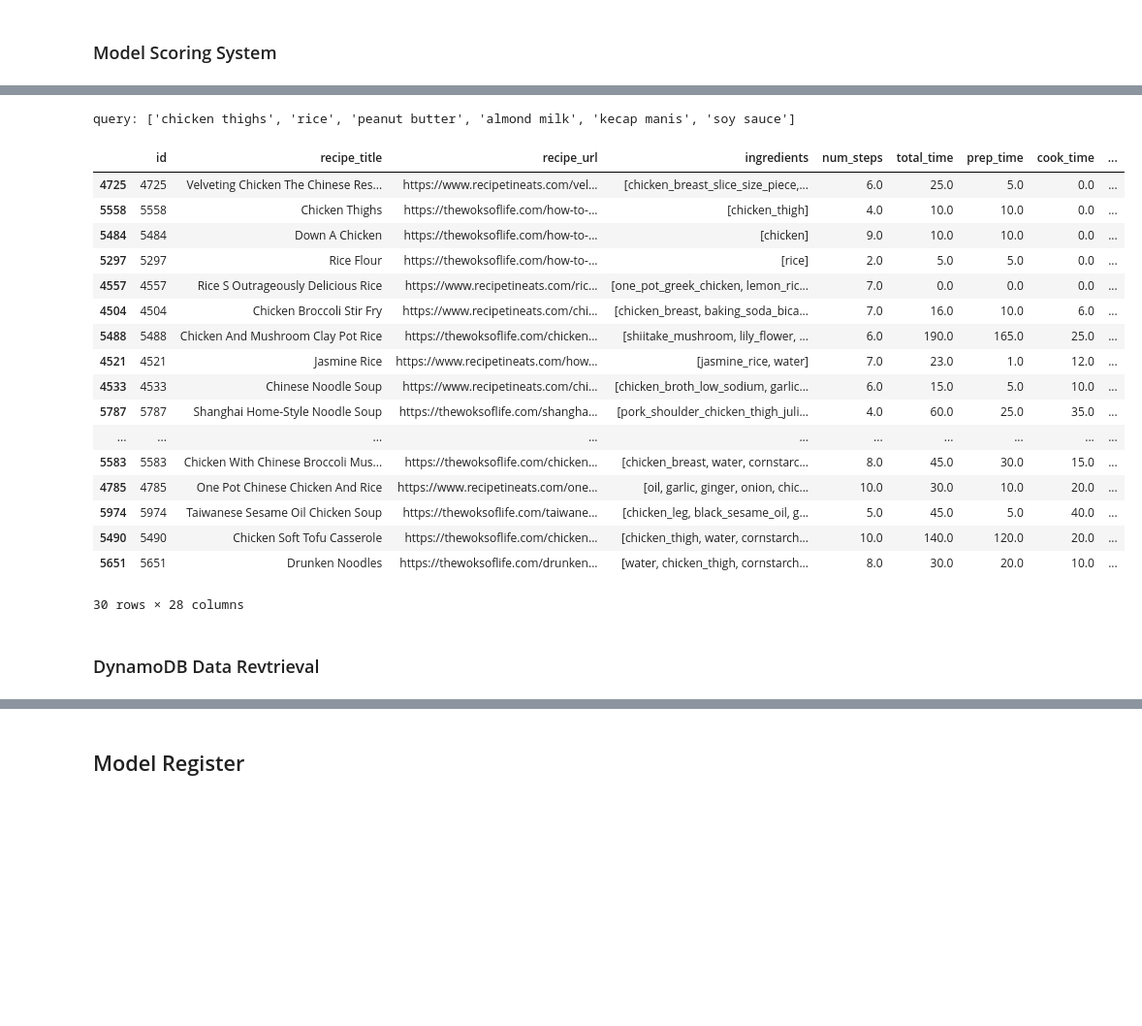
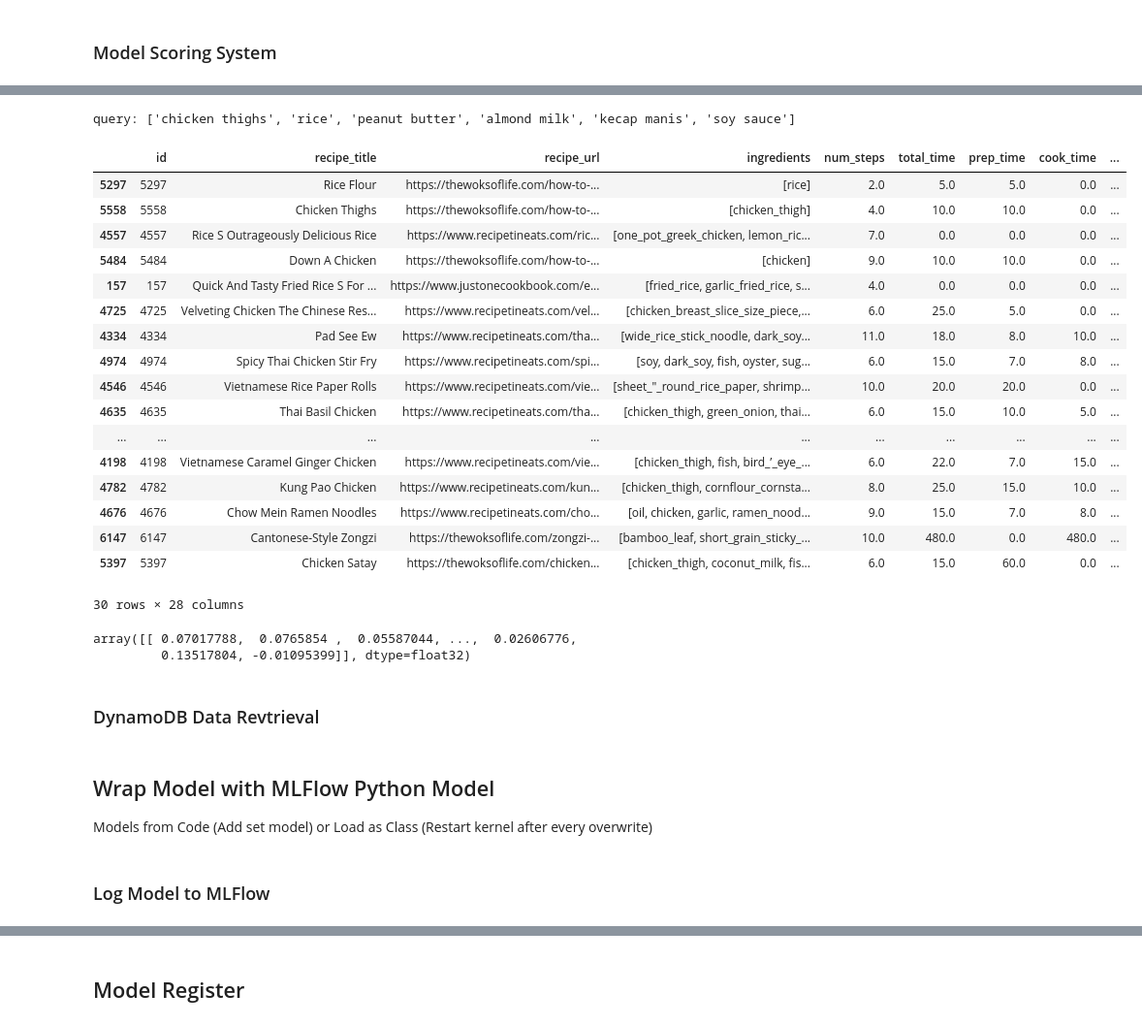
Before and after one commit to alfredmastan/food-recommendation, a Jupyter notebook: notebooks/model_training.ipynb, the cells around one changed output, grey strips where cells are left out. Shown at 97% size. Drawn from its saved outputs; the diff is of its cells as text; code cells hidden in the pictures; blank space fills up the shorter version.

Commit message:
mlflow model wrap refactor + logging optimization

```diff
--- a/notebooks/model_training.ipynb
+++ b/notebooks/model_training.ipynb
@@ -90,22 +42,0 @@ mlflow.set_experiment("model_training")
-# %%
-with mlflow.start_run():
-    # Load data
-    data = pd.read_pickle(params["model_pipeline"]["recipe_path"])
-
-    # Create fasttext model
-    fasttext_model = RecipeFastText(params["model_pipeline"])
-
-    # Train model
-    fasttext_model.train_save(data.ingredients)
-
-    # Log parameters
-    mlflow.log_params(params["model_pipeline"])
-
-    # Log model
-    model_info = mlflow.pyfunc.log_model(
-        name="fasttext_model",
-        python_model=fasttext_model,
-        artifacts={"model_path": params["model_pipeline"]["model_path"],
-                   "model_ngram_path": params["model_pipeline"]["model_ngram_path"]},
-        pip_requirements=["gensim==4.3.3"]
-    )
@@ -180,7 +123,7 @@ model.predict(["salt"])
 ingredient_vectors = []
 for ingredients in data.ingredients:
     # Get the vectors for the recipe ingredients and normalize them
-    embedding_vecs = model.predict(ingredients)
+    embedding_vecs = [fasttext_model.wv.get_vector(ing) for ing in ingredients]
     unit_vecs = np.array([vec/np.linalg.norm(vec) for vec in embedding_vecs])
     ingredient_vectors.append(unit_vecs)
 
@@ -191,7 +134,7 @@ title_vectors = []
 for title in data.recipe_title:
     # Get the vector for the recipe title and normalize it
     title_split = title.split()
-    embedding_vecs = model.predict(title_split)
+    embedding_vecs = [fasttext_model.wv.get_vector(title) for title in title_split]
     unit_vecs = np.array([vec/np.linalg.norm(vec) for vec in embedding_vecs])
     title_vectors.append(unit_vecs)
 
@@ -206,55 +149,60 @@ n=10
 text = "chicken thighs, rice, peanut butter, almond milk, kecap manis, soy sauce"
 query = [ingredient.strip() for ingredient in text.split(",") if ingredient]
 print("query:", query)
 
 # Get the vectors for the search query and normalize them
-query_vecs = fasttext_model.predict(query)
+query_vecs = [fasttext_model.wv.get_vector(input) for input in query]
 unit_query_vec = np.array([vec/np.linalg.norm(vec) for vec in query_vecs])
 
 # Calculate MaxSim for each recipe in the data
 # Might be slow for large amount of data
 ingredient_max_sim = np.array([])
 for ing_vector in ingredient_vectors:
     tokens_sim = unit_query_vec @ ing_vector.T
 
     a_best = tokens_sim.max(axis=1)
     b_best = tokens_sim.max(axis=0)
 
     score = 0.5 * (a_best.mean() + b_best.mean())
     ingredient_max_sim = np.append(ingredient_max_sim, score)
 
 # Calculate cosine similarity between the mean query vector and the mean ingredients vector
 mean_query_vec = unit_query_vec.mean(axis=0)
 ingredient_sim = mean_query_vec.reshape(1, -1) @ ingredient_vector_means.T
 title_sim = mean_query_vec.reshape(1, -1) @ title_vector_means.T
 
-score = (params["model_service"]["w_cosine"] * normalization(ingredient_sim[0]) +
-            params["model_service"]["w_maxsim"] * normalization(ingredient_max_sim) +
-            params["model_service"]["w_title"] * normalization(title_sim[0]))
+score = (params["model_pipeline"]["model_scoring"]["w_cosine"] * normalization(ingredient_sim[0]) +
+            params["model_pipeline"]["model_scoring"]["w_maxsim"] * normalization(ingredient_max_sim) +
+            params["model_pipeline"]["model_scoring"]["w_title"] * normalization(title_sim[0]))
 
-rec_idx = np.argsort(score)[-params["model_service"]["n_recs"]:][::-1]
+rec_idx = np.argsort(score)[-params["model_pipeline"]["model_scoring"]["n_recs"]:][::-1]
 # rec_idx = [4557, 5297, 3977, 6109, 366, 3572, 6262, 314]
 data.iloc[rec_idx]
 # %% [output]
 query: ['chicken thighs', 'rice', 'peanut butter', 'almond milk', 'kecap manis', 'soy sauce']
 |  | id | recipe_title | recipe_url | ingredients | num_steps | total_time | prep_time | cook_time | ... |
+| 5297 | 5297 | Rice Flour | https://thewoksoflife.com/how-to-... | [rice] | 2.0 | 5.0 | 5.0 | 0.0 | ... |
+| 5558 | 5558 | Chicken Thighs | https://thewoksoflife.com/how-to-... | [chicken_thigh] | 4.0 | 10.0 | 10.0 | 0.0 | ... |
+| 4557 | 4557 | Rice S Outrageously Delicious Rice | https://www.recipetineats.com/ric... | [one_pot_greek_chicken, lemon_ric... | 7.0 | 0.0 | 0.0 | 0.0 | ... |
+| 5484 | 5484 | Down A Chicken | https://thewoksoflife.com/how-to-... | [chicken] | 9.0 | 10.0 | 10.0 | 0.0 | ... |
+| 157 | 157 | Quick And Tasty Fried Rice S For ... | https://www.justonecookbook.com/e... | [fried_rice, garlic_fried_rice, s... | 4.0 | 0.0 | 0.0 | 0.0 | ... |
 | 4725 | 4725 | Velveting Chicken The Chinese Res... | https://www.recipetineats.com/vel... | [chicken_breast_slice_size_piece,... | 6.0 | 25.0 | 5.0 | 0.0 | ... |
-| 5558 | 5558 | Chicken Thighs | https://thewoksoflife.com/how-to-... | [chicken_thigh] | 4.0 | 10.0 | 10.0 | 0.0 | ... |
-| 5484 | 5484 | Down A Chicken | https://thewoksoflife.com/how-to-... | [chicken] | 9.0 | 10.0 | 10.0 | 0.0 | ... |
-| 5297 | 5297 | Rice Flour | https://thewoksoflife.com/how-to-... | [rice] | 2.0 | 5.0 | 5.0 | 0.0 | ... |
-| 4557 | 4557 | Rice S Outrageously Delicious Rice | https://www.recipetineats.com/ric... | [one_pot_greek_chicken, lemon_ric... | 7.0 | 0.0 | 0.0 | 0.0 | ... |
-| 4504 | 4504 | Chicken Broccoli Stir Fry | https://www.recipetineats.com/chi... | [chicken_breast, baking_soda_bica... | 7.0 | 16.0 | 10.0 | 6.0 | ... |
-| 5488 | 5488 | Chicken And Mushroom Clay Pot Rice | https://thewoksoflife.com/chicken... | [shiitake_mushroom, lily_flower, ... | 6.0 | 190.0 | 165.0 | 25.0 | ... |
-| 4521 | 4521 | Jasmine Rice | https://www.recipetineats.com/how... | [jasmine_rice, water] | 7.0 | 23.0 | 1.0 | 12.0 | ... |
-| 4533 | 4533 | Chinese Noodle Soup | https://www.recipetineats.com/chi... | [chicken_broth_low_sodium, garlic... | 6.0 | 15.0 | 5.0 | 10.0 | ... |
-| 5787 | 5787 | Shanghai Home-Style Noodle Soup | https://thewoksoflife.com/shangha... | [pork_shoulder_chicken_thigh_juli... | 4.0 | 60.0 | 25.0 | 35.0 | ... |
+| 4334 | 4334 | Pad See Ew | https://www.recipetineats.com/tha... | [wide_rice_stick_noodle, dark_soy... | 11.0 | 18.0 | 8.0 | 10.0 | ... |
+| 4974 | 4974 | Spicy Thai Chicken Stir Fry | https://www.recipetineats.com/spi... | [soy, dark_soy, fish, oyster, sug... | 6.0 | 15.0 | 7.0 | 8.0 | ... |
+| 4546 | 4546 | Vietnamese Rice Paper Rolls | https://www.recipetineats.com/vie... | [sheet_″_round_rice_paper, shrimp... | 10.0 | 20.0 | 20.0 | 0.0 | ... |
+| 4635 | 4635 | Thai Basil Chicken | https://www.recipetineats.com/tha... | [chicken_thigh, green_onion, thai... | 6.0 | 15.0 | 10.0 | 5.0 | ... |
 | ... | ... | ... | ... | ... | ... | ... | ... | ... | ... |
-| 5583 | 5583 | Chicken With Chinese Broccoli Mus... | https://thewoksoflife.com/chicken... | [chicken_breast, water, cornstarc... | 8.0 | 45.0 | 30.0 | 15.0 | ... |
-| 4785 | 4785 | One Pot Chinese Chicken And Rice | https://www.recipetineats.com/one... | [oil, garlic, ginger, onion, chic... | 10.0 | 30.0 | 10.0 | 20.0 | ... |
-| 5974 | 5974 | Taiwanese Sesame Oil Chicken Soup | https://thewoksoflife.com/taiwane... | [chicken_leg, black_sesame_oil, g... | 5.0 | 45.0 | 5.0 | 40.0 | ... |
-| 5490 | 5490 | Chicken Soft Tofu Casserole | https://thewoksoflife.com/chicken... | [chicken_thigh, water, cornstarch... | 10.0 | 140.0 | 120.0 | 20.0 | ... |
-| 5651 | 5651 | Drunken Noodles | https://thewoksoflife.com/drunken... | [water, chicken_thigh, cornstarch... | 8.0 | 30.0 | 20.0 | 10.0 | ... |
+| 4198 | 4198 | Vietnamese Caramel Ginger Chicken | https://www.recipetineats.com/vie... | [chicken_thigh, fish, bird_’_eye_... | 6.0 | 22.0 | 7.0 | 15.0 | ... |
+| 4782 | 4782 | Kung Pao Chicken | https://www.recipetineats.com/kun... | [chicken_thigh, cornflour_cornsta... | 8.0 | 25.0 | 15.0 | 10.0 | ... |
+| 4676 | 4676 | Chow Mein Ramen Noodles | https://www.recipetineats.com/cho... | [oil, chicken, garlic, ramen_nood... | 9.0 | 15.0 | 7.0 | 8.0 | ... |
+| 6147 | 6147 | Cantonese-Style Zongzi | https://thewoksoflife.com/zongzi-... | [bamboo_leaf, short_grain_sticky_... | 10.0 | 480.0 | 0.0 | 480.0 | ... |
+| 5397 | 5397 | Chicken Satay | https://thewoksoflife.com/chicken... | [chicken_thigh, coconut_milk, fis... | 6.0 | 15.0 | 60.0 | 0.0 | ... |
 30 rows × 28 columns
+# %%
+ingredient_sim
+# %% [output]
+array([[ 0.07017788,  0.0765854 ,  0.05587044, ...,  0.02606776,
+         0.13517804, -0.01095399]], dtype=float32)
 # %% [markdown]
 ### DynamoDB Data Revtrieval
 # %%
@@ -268,3 +216,7 @@ query: ['chicken thighs', 'rice', 'peanut butter', 'almond milk', 'kecap manis',
 #             "disliked_idx": list(map(int, list(disliked_idx))),
 #             "date": datetime.now().strftime("%Y-%m-%d" + "%H:%M:%S")}
 # test_map
+# %% [markdown]
+## Wrap Model with MLFlow Python Model
+
+Models from Code (Add set model) or Load as Class (Restart kernel after every overwrite)
@@ -270,0 +286,2 @@ query: ['chicken thighs', 'rice', 'peanut butter', 'almond milk', 'kecap manis',
+# %% [markdown]
+### Log Model to MLFlow
```
Also changed, not shown: parts of 17 cells of this notebook, 3 other files.
